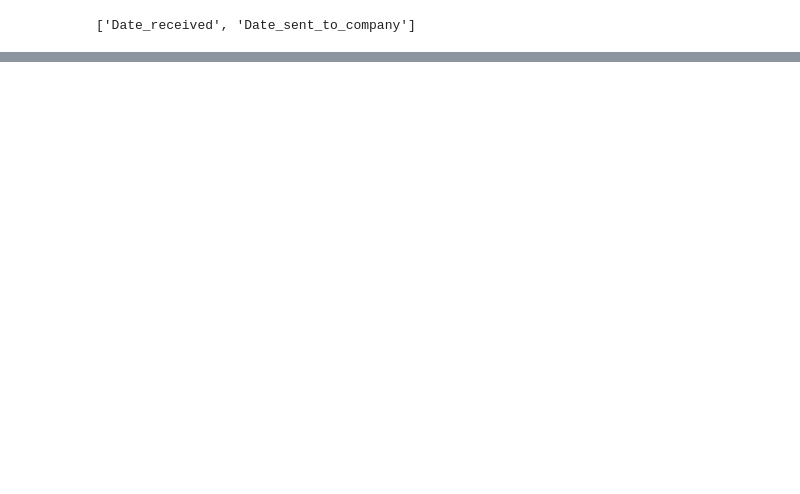
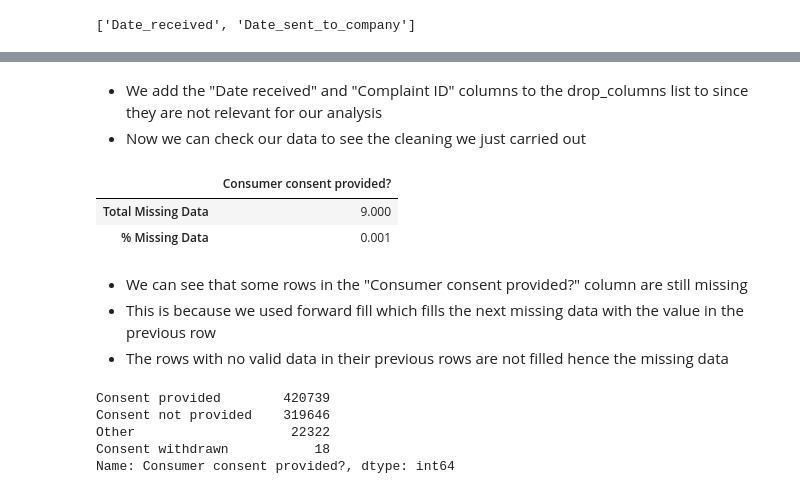
Before and after one commit to Tobi-Ade/Machine-Learning-Deployment, a Jupyter notebook: read.ipynb, the cells around one changed output, grey strips where cells are left out. Cells and saved outputs as stored; diff of their text form; code cells hidden in the pictures; blank space fills up the shorter version.

```diff
--- a/read.ipynb
+++ b/read.ipynb
@@ -339,0 +396,43 @@ cols
+# %%
+"""
+final cleaning deduced from  analysis
+"""
+
+#Creating a list of columns to be dropped
+drop_columns = ['Date received', 'Complaint ID', 'Sub-product', 'Sub-issue',
+                'Consumer complaint narrative','Company public response', 'Tags']
+
+#dropping the columns from the drop_columns list
+df.drop(columns=drop_columns, inplace=True)
+
+# Dropping rows with missing data from important columns
+df.dropna(subset=['State', 'ZIP code', 'Consumer disputed?'], inplace=True)
+
+#Forward fill missing columns
+df['Consumer consent provided?'].fillna(method='ffill', inplace=True)
+# %% [markdown]
+- We add the "Date received" and "Complaint ID" columns to the drop_columns list to since they are not relevant for our analysis
+- Now we can check our data to see the cleaning we just carried out
+# %%
+#Checking for missing values
+missing_data_percent(df)
+# %% [output]
+|  | Consumer consent provided? |
+| Total Missing Data | 9.000 |
+| % Missing Data | 0.001 |
+# %% [markdown]
+- We can see that some rows in the "Consumer consent provided?" column are still missing
+- This is because we used forward fill which fills the next missing data with the value in the previous row
+- The rows with no valid data in their previous rows are not filled hence the missing data
+# %%
+#Checking the counts of unique rows in the Consumer consent provided? column
+print(df['Consumer consent provided?'].value_counts())
+
+#filling the missing data
+df['Consumer consent provided?'].fillna("Consent provided", inplace=True)
+# %% [output]
+Consent provided        420739
+Consent not provided    319646
+Other                    22322
+Consent withdrawn           18
+Name: Consumer consent provided?, dtype: int64
```
Also changed, not shown: parts of 19 cells of this notebook.
